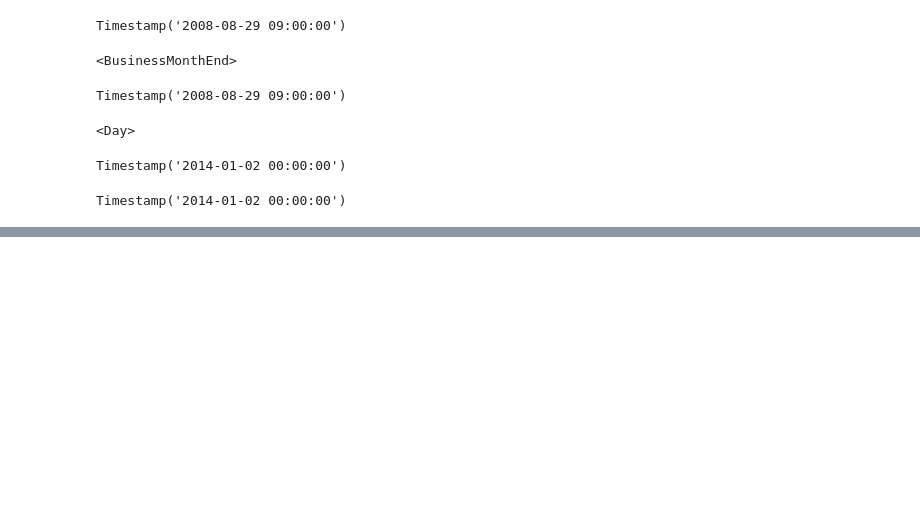
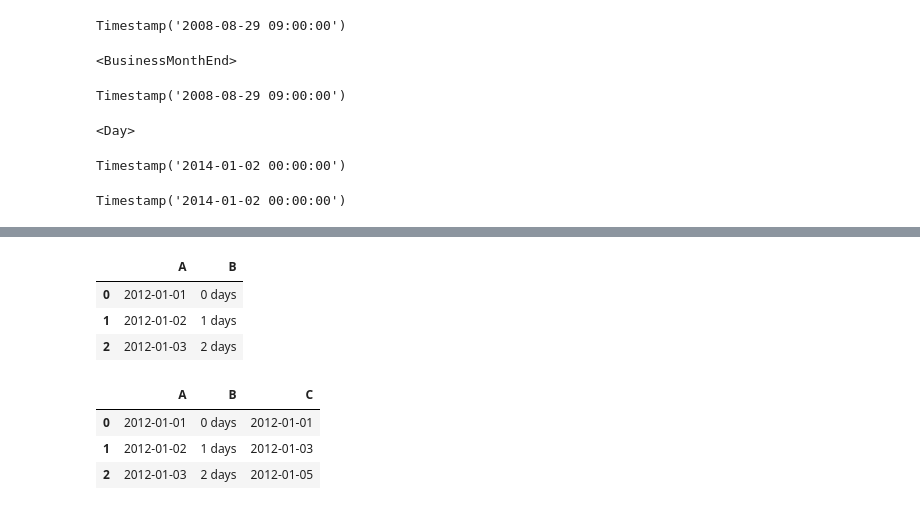
Before and after one commit to miaowjf/MyRepo, a Jupyter notebook: 学习笔记/Pandas/Untitled1.ipynb, the cells around one changed output, grey strips where cells are left out. Saved outputs shown, nothing was run; the diff lists cells and outputs as text; code cells hidden in the pictures; blank space fills up the shorter version.

```diff
--- a/学习笔记/Pandas/Untitled1.ipynb
+++ b/学习笔记/Pandas/Untitled1.ipynb
@@ -245,0 +252,20 @@ Timestamp('2014-01-02 00:00:00')
+# %%
+s = pd.Series(pd.date_range('2012-1-1', periods=3, freq='D'))
+td = pd.Series([ pd.Timedelta(days=i) for i in range(3) ])
+df = pd.DataFrame(dict(A = s, B = td))
+# %%
+df
+# %% [output]
+|  | A | B |
+| 0 | 2012-01-01 | 0 days |
+| 1 | 2012-01-02 | 1 days |
+| 2 | 2012-01-03 | 2 days |
+# %%
+df['C']=df['A']+df['B']
+# %%
+df
+# %% [output]
+|  | A | B | C |
+| 0 | 2012-01-01 | 0 days | 2012-01-01 |
+| 1 | 2012-01-02 | 1 days | 2012-01-03 |
+| 2 | 2012-01-03 | 2 days | 2012-01-05 |
```
Also changed, not shown: parts of 22 cells of this notebook, 1 other file.
